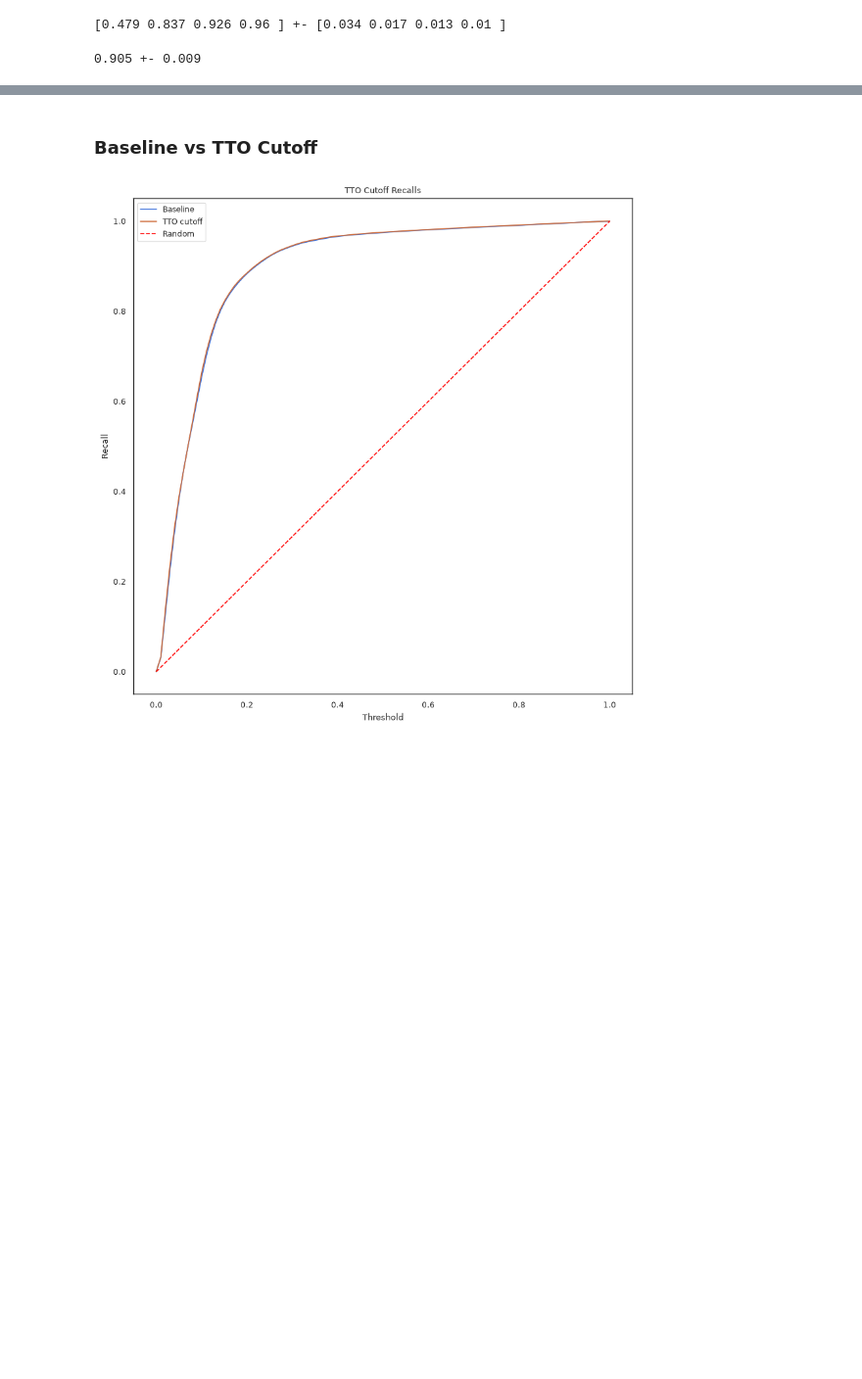
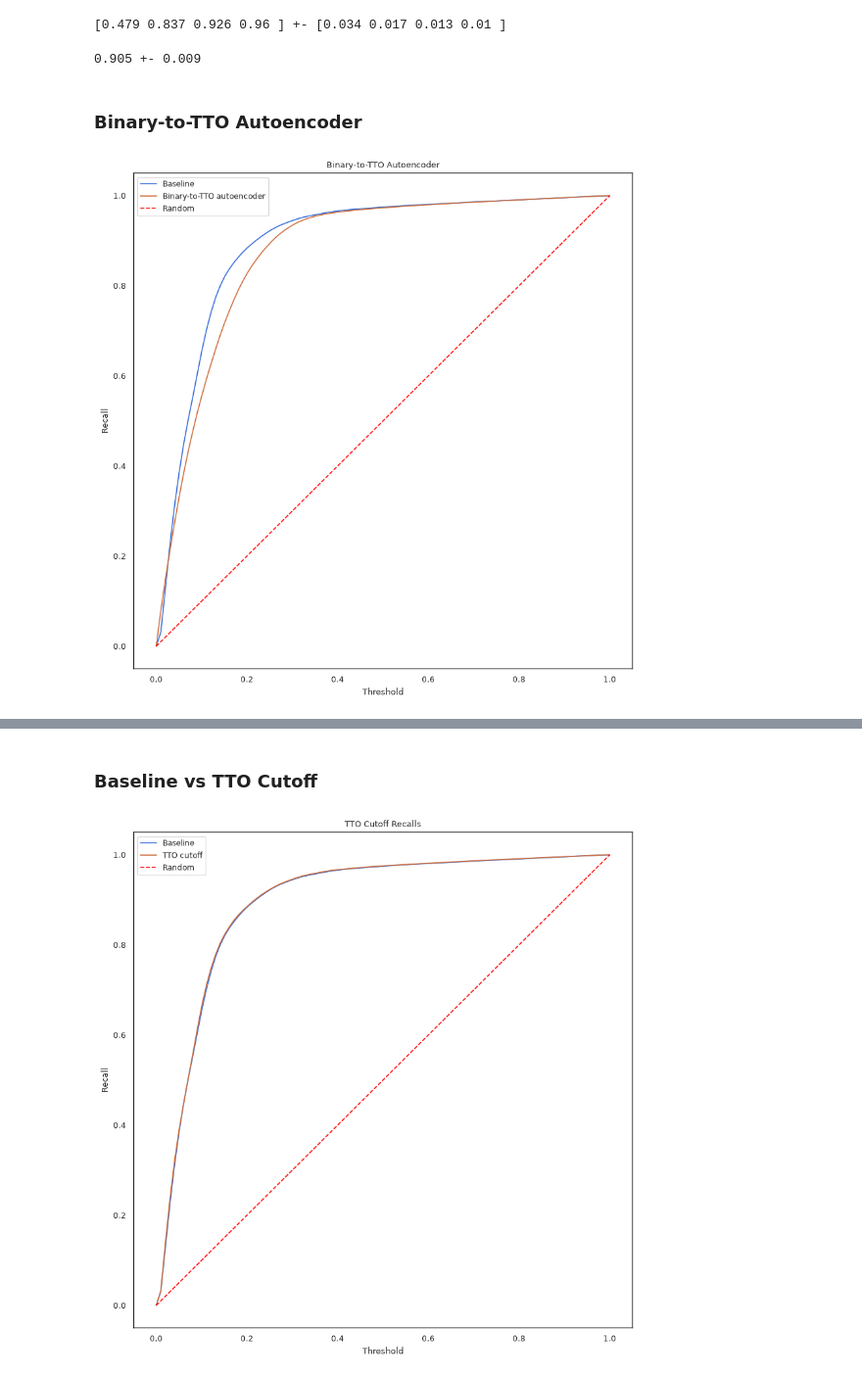
Before and after one commit to T-im4i-k/Active-Learning-for-Email-Interaction-Dynamics, a Jupyter notebook: src/email_outreach/notes/all.ipynb, the cells around one changed output, grey strips where cells are left out. Shown at 98% size. Saved outputs shown, nothing was run; the diff lists cells and outputs as text; code cells hidden in the pictures; blank space fills up the shorter version.

```diff
--- a/src/email_outreach/notes/all.ipynb
+++ b/src/email_outreach/notes/all.ipynb
@@ -696,3 +696,24 @@ report_recalls(p_var_recalls)
 report_recalls_auc(p_var_recalls_auc)
 # %% [output]
 0.905 +- 0.009
+# %% [markdown]
+### Binary-to-TTO Autoencoder
+# %%
+plt.figure(figsize=(10, 10))
+
+plt.plot(np.linspace(start=0, stop=1, num=100), np.array(baseline_recalls).mean(axis=0), label="Baseline")
+
+plt.plot(np.linspace(start=0, stop=1, num=100), np.array(btto_sae_exp_recalls).mean(axis=0),
+         label="Binary-to-TTO autoencoder")
+
+plt.plot([0,1], [0,1], label="Random", color = "red", linestyle = "--")
+
+plt.title("Binary-to-TTO Autoencoder")
+plt.xlabel("Threshold")
+plt.ylabel("Recall")
+plt.legend()
+
+plt.savefig("images/binary_to_tto_autoencoder_recalls_0_1.png", bbox_inches="tight")
+# plt.show()
+# %% [output]
+[figure, added]
```
Also changed, not shown: parts of 17 cells of this notebook, 5 other files.
